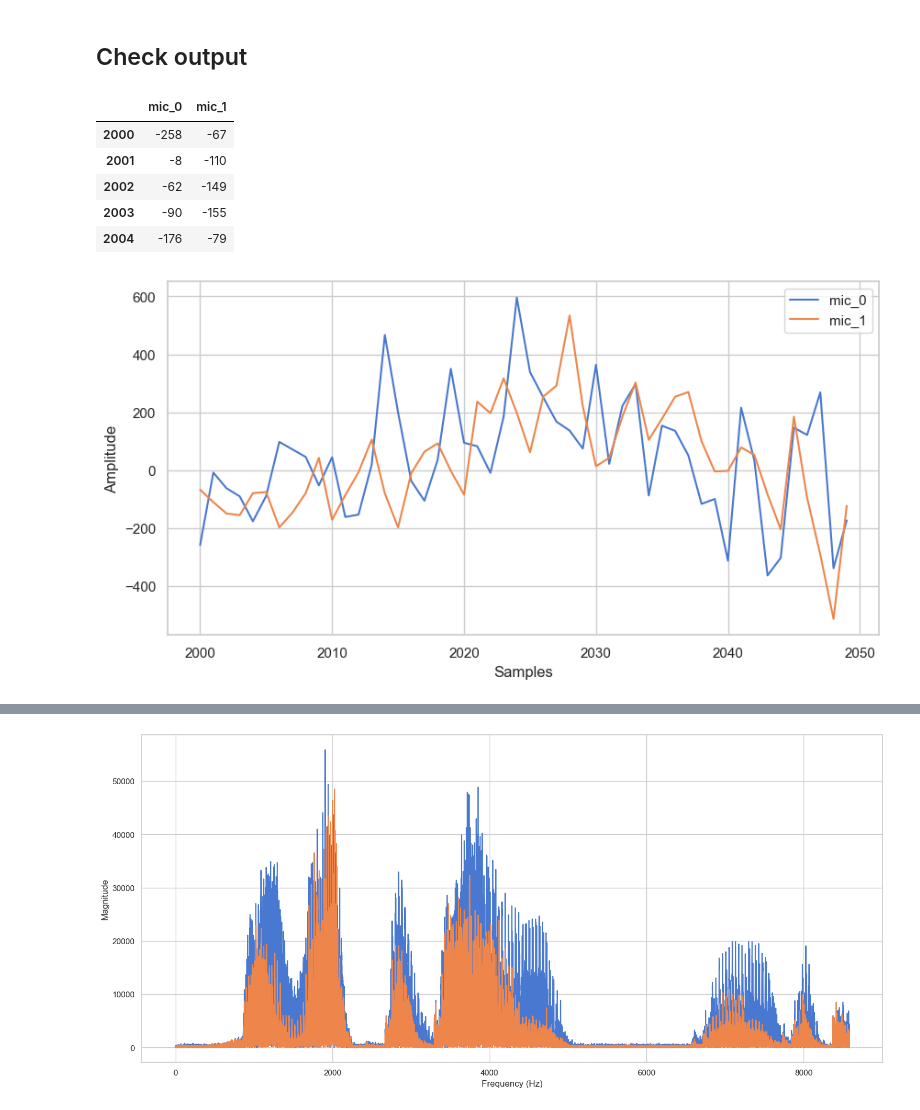
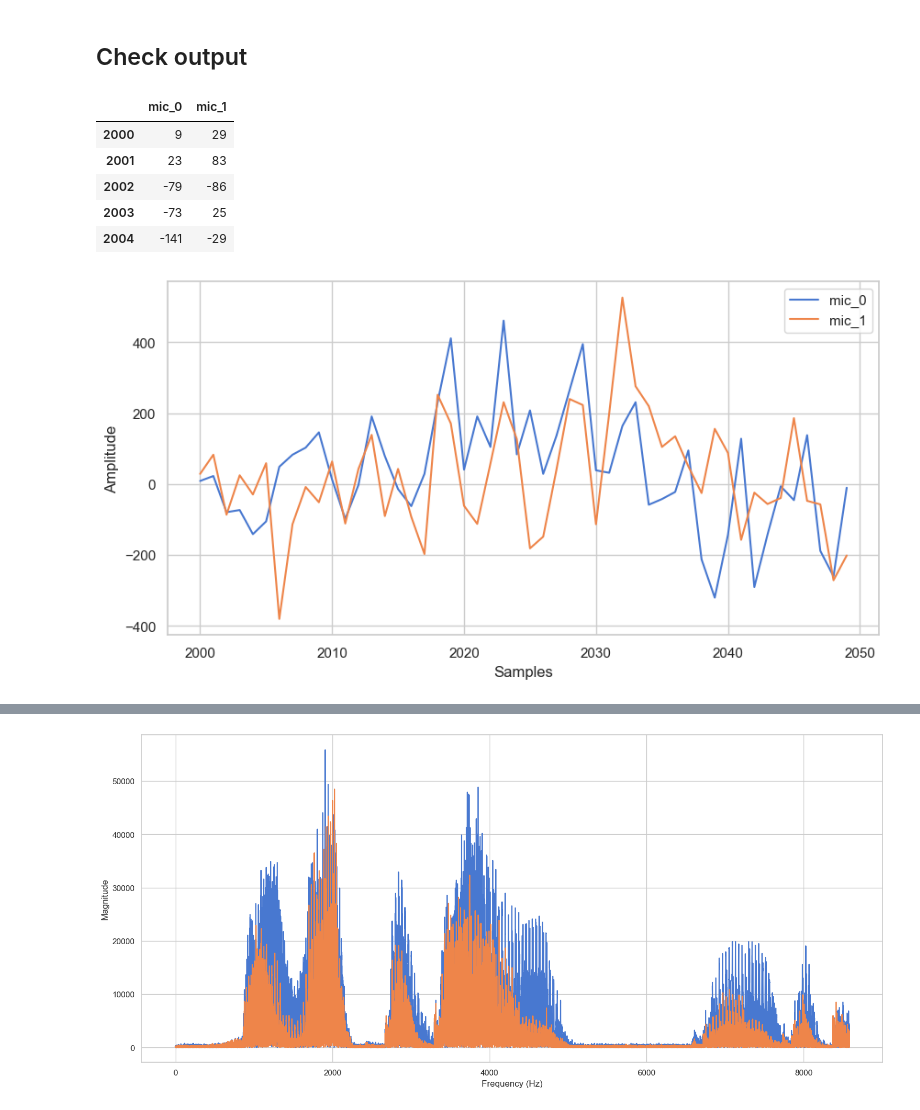
Before and after one commit to AlexandraPosta/sound-localization, a Jupyter notebook: notebooks/SimulateData.ipynb, the cells around one changed output, grey strips where cells are left out. Saved outputs shown, nothing was run; the diff lists cells and outputs as text; code cells hidden in the pictures.

```diff
--- a/notebooks/SimulateData.ipynb
+++ b/notebooks/SimulateData.ipynb
@@ -211,19 +211,19 @@ Simulation successful!
 # %% [markdown]
 ## Check output
 # %%
-sound_file = "..\\data\\half_circle\\0.001\\test_angle_30_dist_100_room_medium_arctic_a0200.wav"
+sound_file = "..\\data\\half_circle\\0.001\\test_angle_10_dist_100_room_medium_arctic_a0200.wav"
 
 sample_rate, samples = wavfile.read(sound_file)
 cols = [f'mic_{i}' for i in range(2)]
 df = pd.DataFrame(data=samples, columns=cols, dtype=np.int16)
 df.iloc[2000:2005]
 # %% [output]
 |  | mic_0 | mic_1 |
-| 2000 | -258 | -67 |
-| 2001 | -8 | -110 |
-| 2002 | -62 | -149 |
-| 2003 | -90 | -155 |
-| 2004 | -176 | -79 |
+| 2000 | 9 | 29 |
+| 2001 | 23 | 83 |
+| 2002 | -79 | -86 |
+| 2003 | -73 | 25 |
+| 2004 | -141 | -29 |
 # %%
 sns.set(style='whitegrid', palette='muted', font_scale=1)
 fig, ax = plt.subplots(figsize=(10, 5))
@@ -232,7 +232,7 @@ ax.set_xlabel('Samples')
 df.iloc[2000:2050].plot(ax=ax)
 plt.show()
 # %% [output]
-[figure, old version]
+[figure, new version]
 # %%
 # Convert sound array to floating point values ranging from -1 to 1 as follows
 sample_rate, samples = wavfile.read(sound_file)
```
Also changed, not shown: parts of 1 cell of this notebook, 4 other files.
